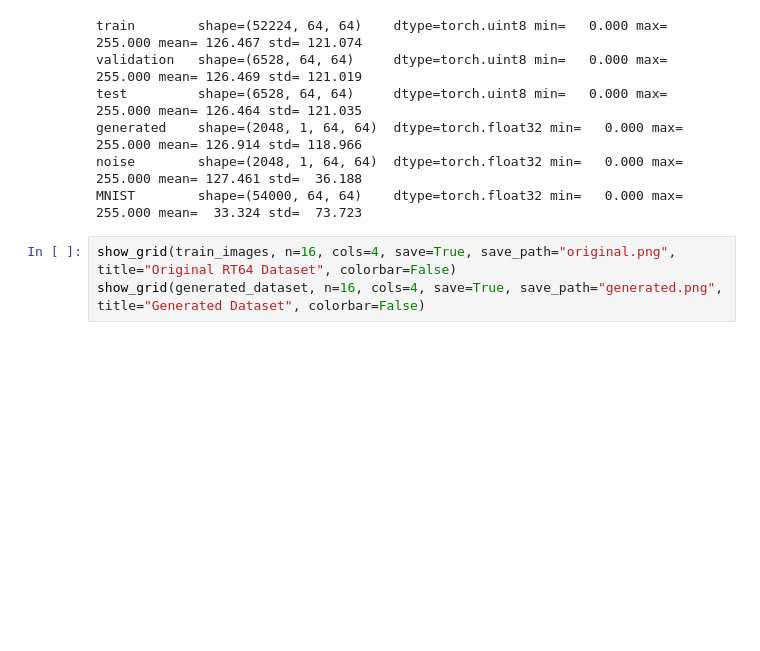
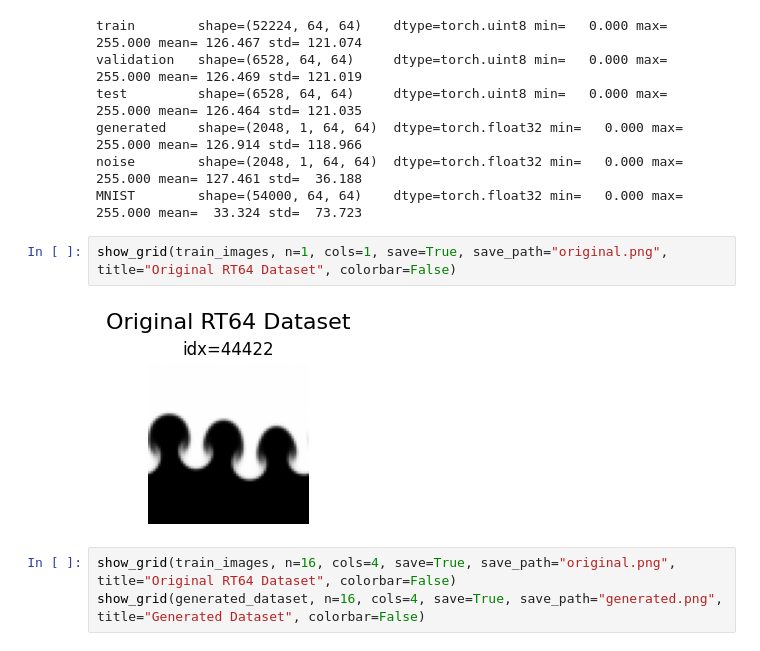
Before and after one commit to Samuel-Chapuis/Rayleigh-Taylor-Generative-Surrogate, a Jupyter notebook: analyse_reslutat/VisualisationPT.ipynb, the cells around one changed output. Saved outputs shown, nothing was run; the diff lists cells and outputs as text; blank space fills up the shorter version.

```diff
--- a/analyse_reslutat/VisualisationPT.ipynb
+++ b/analyse_reslutat/VisualisationPT.ipynb
@@ -157,6 +157,10 @@ test         shape=(6528, 64, 64)     dtype=torch.uint8 min=   0.000 max= 255.00
 generated    shape=(2048, 1, 64, 64)  dtype=torch.float32 min=   0.000 max= 255.000 mean= 126.914 std= 118.966
 noise        shape=(2048, 1, 64, 64)  dtype=torch.float32 min=   0.000 max= 255.000 mean= 127.461 std=  36.188
 MNIST        shape=(54000, 64, 64)    dtype=torch.float32 min=   0.000 max= 255.000 mean=  33.324 std=  73.723
+# %%
+show_grid(train_images, n=1, cols=1, save=True, save_path="original.png", title="Original RT64 Dataset", colorbar=False)
+# %% [output]
+[figure, added]
 # %%
 show_grid(train_images, n=16, cols=4, save=True, save_path="original.png", title="Original RT64 Dataset", colorbar=False)
 show_grid(generated_dataset, n=16, cols=4, save=True, save_path="generated.png", title="Generated Dataset", colorbar=False)
```
Also changed, not shown: 11 other files.
